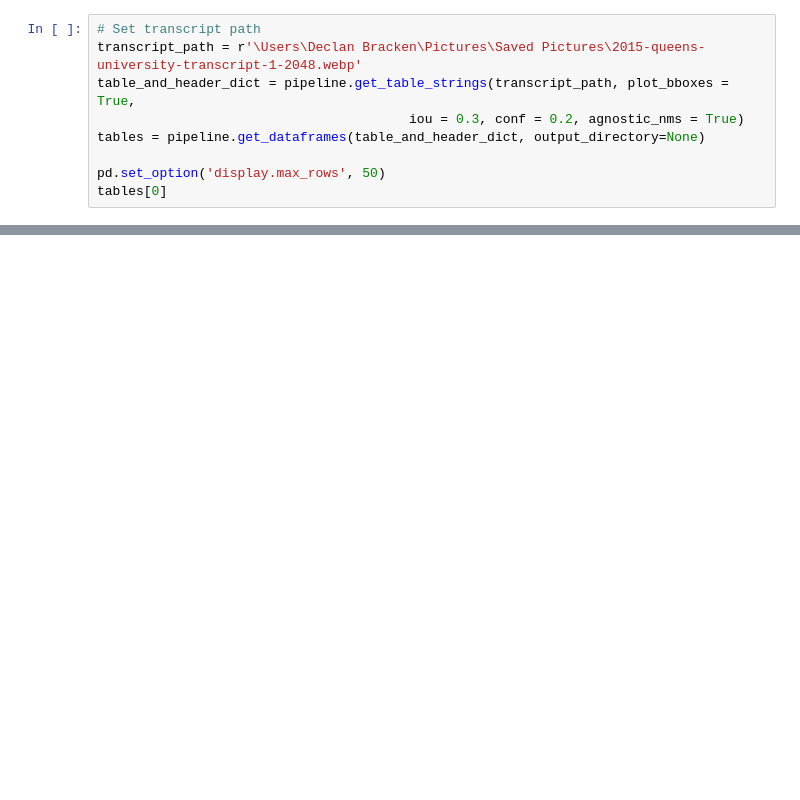
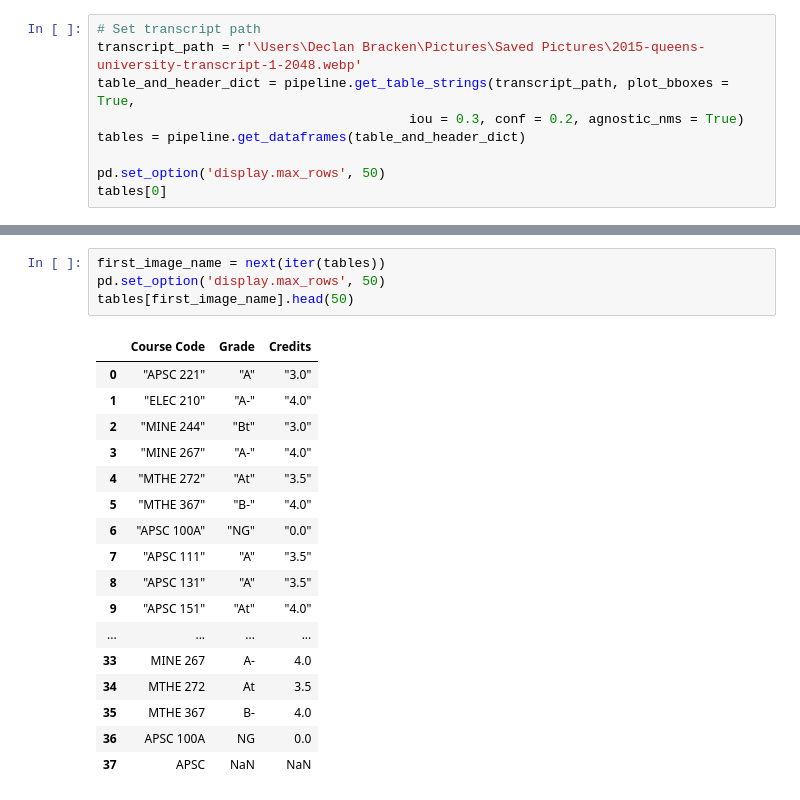
Before and after one commit to Declan-Bracken/MEng_Project, a Jupyter notebook: Pipelines/pipeline_testing.ipynb, the cells around one changed output, grey strips where cells are left out. Drawn from its saved outputs; the diff is of its cells as text; blank space fills up the shorter version.

Commit message:
Switched to dolphin fine-tuned model. Created notebook for isolated LLM testing, and new mistral pipeline module for using gguf models rather than auto-gptq. Apart from that minor tweaks.

```diff
--- a/Pipelines/pipeline_testing.ipynb
+++ b/Pipelines/pipeline_testing.ipynb
@@ -29,7 +54,7 @@ print(torch.version.cuda)
 transcript_path = r'\Users\Declan Bracken\Pictures\Saved Pictures\2015-queens-university-transcript-1-2048.webp'
 table_and_header_dict = pipeline.get_table_strings(transcript_path, plot_bboxes = True,
                                         iou = 0.3, conf = 0.2, agnostic_nms = True)
-tables = pipeline.get_dataframes(table_and_header_dict, output_directory=None)
+tables = pipeline.get_dataframes(table_and_header_dict)
 
 pd.set_option('display.max_rows', 50)
 tables[0]
@@ -42,0 +82,22 @@ KeyboardInterrupt:
+# %%
+first_image_name = next(iter(tables))
+pd.set_option('display.max_rows', 50)
+tables[first_image_name].head(50)
+# %% [output]
+|  | Course Code | Grade | Credits |
+| 0 | "APSC 221" | "A" | "3.0" |
+| 1 | "ELEC 210" | "A-" | "4.0" |
+| 2 | "MINE 244" | "Bt" | "3.0" |
+| 3 | "MINE 267" | "A-" | "4.0" |
+| 4 | "MTHE 272" | "At" | "3.5" |
+| 5 | "MTHE 367" | "B-" | "4.0" |
+| 6 | "APSC 100A" | "NG" | "0.0" |
+| 7 | "APSC 111" | "A" | "3.5" |
+| 8 | "APSC 131" | "A" | "3.5" |
+| 9 | "APSC 151" | "At" | "4.0" |
+| ... | ... | ... | ... |
+| 33 | MINE 267 | A- | 4.0 |
+| 34 | MTHE 272 | At | 3.5 |
+| 35 | MTHE 367 | B- | 4.0 |
+| 36 | APSC 100A | NG | 0.0 |
+| 37 | APSC | NaN | NaN |
```
Also changed, not shown: parts of 3 cells of this notebook, 8 other files.
